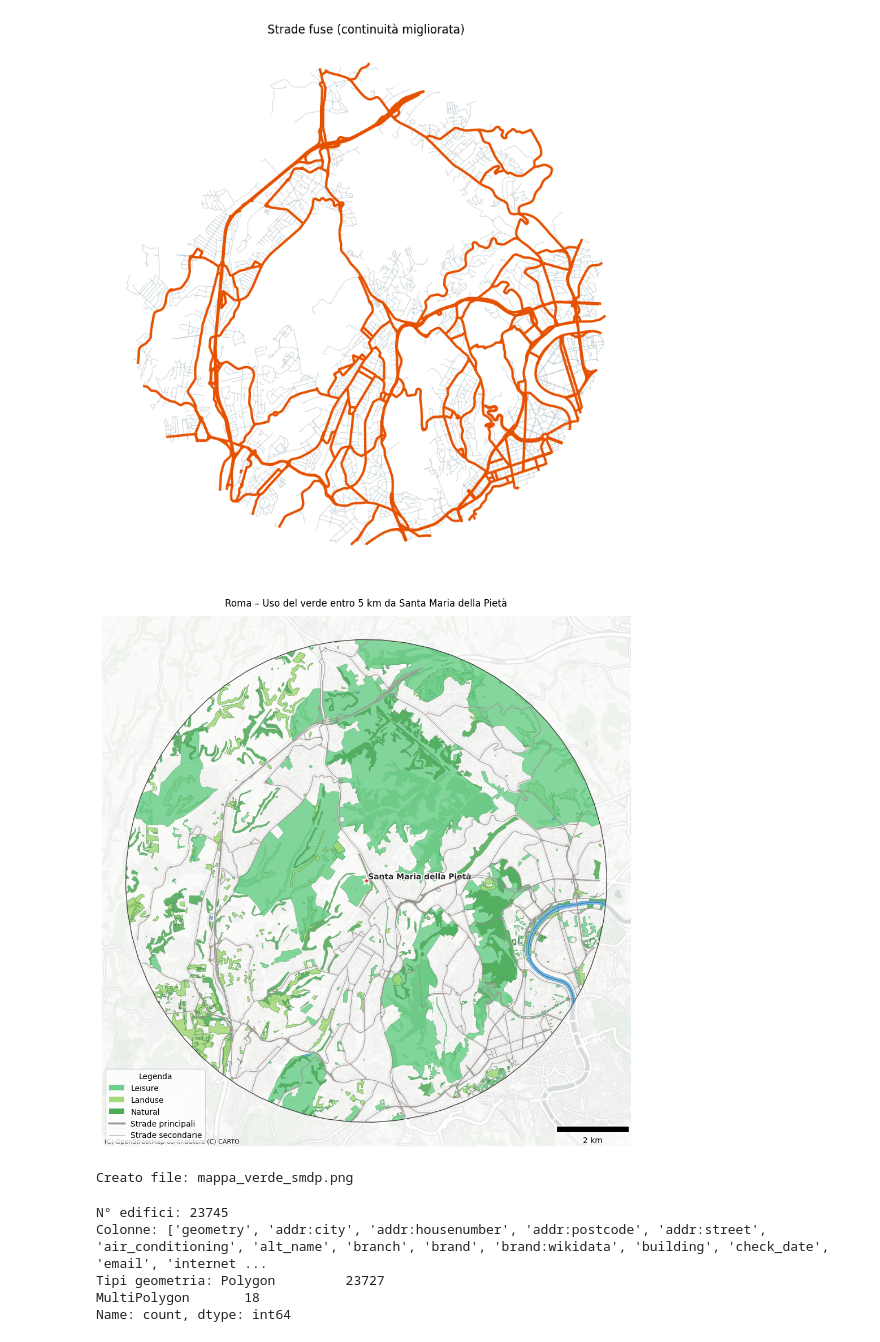
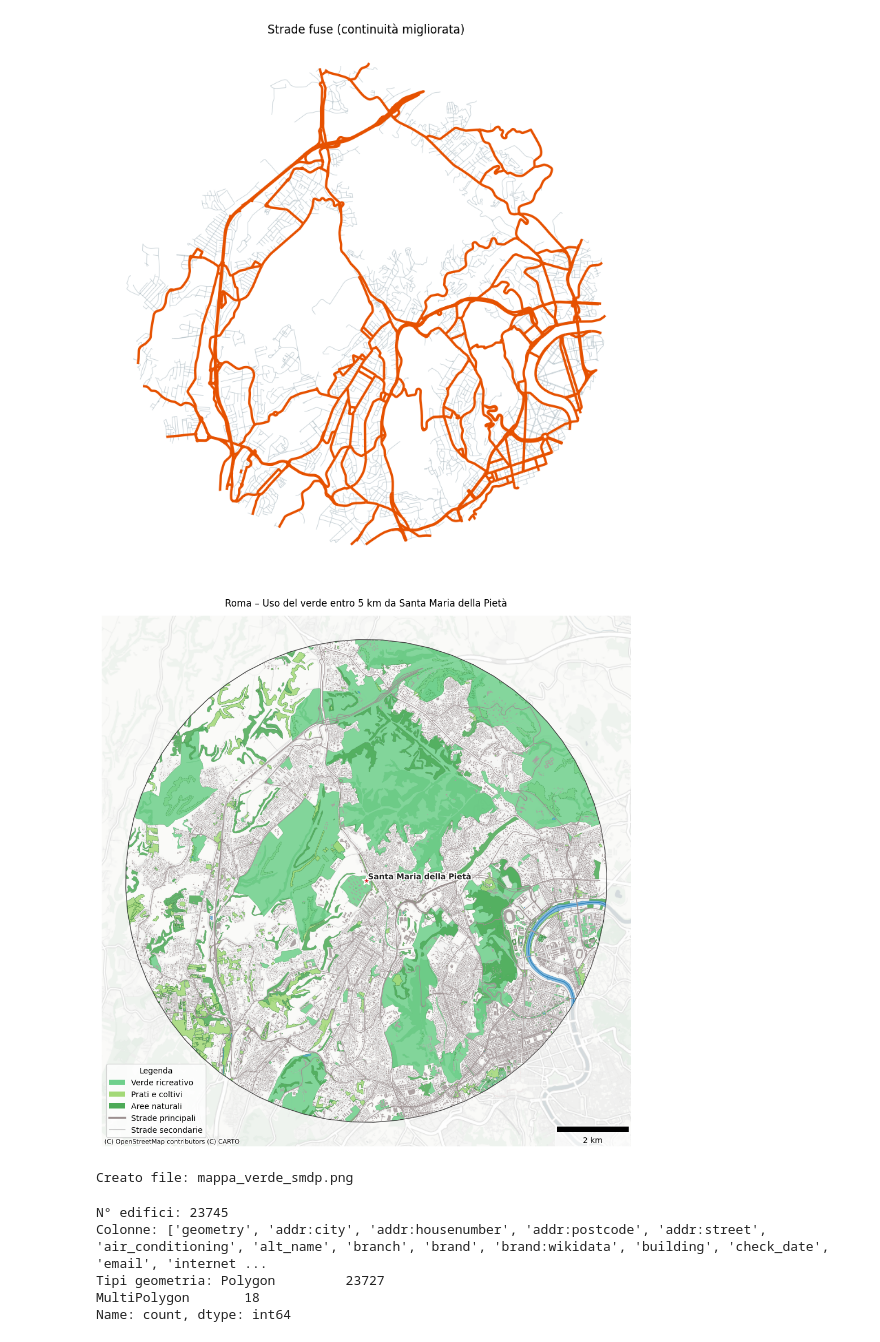
Before and after one commit to CaliShasa/GeneralProjects, a Jupyter notebook: SMDP/smdp.ipynb, the cells around one changed output. Drawn from its saved outputs; the diff is of its cells as text; code cells hidden in the pictures.

Commit message:
VerdeDefinitivoSMDP

```diff
--- a/SMDP/smdp.ipynb
+++ b/SMDP/smdp.ipynb
@@ -228,31 +229,25 @@ plt.show()
 # %% [output]
 [figure]
 # %%
+import pandas as pd
 import matplotlib.patheffects as pe
 from matplotlib.patches import Patch
 from matplotlib.lines import Line2D
 
 fig, ax = plt.subplots(figsize=(10,10))
 
-# --- EDIFICI: grigio chiarissimo sotto tutto ---
-if not buildings3857.empty:
-    buildings3857.plot(
-        ax=ax,
-        color="#922424",   # grigio molto chiaro
-        edgecolor=None,
-        linewidth=0.5,
-        zorder=0
-    )
-
-
 # --- AOI e verde ---
 aoi3857.boundary.plot(ax=ax, color="#444444", linewidth=1.0)
 gdf3857.plot(ax=ax, color=colors, edgecolor="#4F8F59", linewidth=0.3, alpha=0.85)
 
-# --- Basemap (PRIMA delle strade!) ---
+# --- Basemap (PRIMA di tutto, sotto a tutto) ---
 if PARAMS["use_basemap"] and HAS_CTX:
     try:
-        ctx.add_basemap(ax, crs=gdf3857.crs, source=ctx.providers.CartoDB.PositronNoLabels)
+        ctx.add_basemap(
+            ax, crs=gdf3857.crs,
+            source=ctx.providers.CartoDB.PositronNoLabels,
+            zorder=-10
+        )
     except Exception:
         pass
 
@@ -267,28 +262,13 @@ if not water_line3857.empty:
         ax=ax, color=WATER_LINE, linewidth=1.2, alpha=0.9, zorder=7
     )
 
-# --- Marker Santa Maria della Pietà ---
-point_3857 = gpd.GeoDataFrame(geometry=[Point(lon, lat)], crs=4326).to_crs(3857)
-ax.scatter(
-    point_3857.geometry.x,
-    point_3857.geometry.y,
-    s=120, marker='*', color='#d62828', edgecolor='white', linewidth=1.5, zorder=25
-)
-for x, y in zip(point_3857.geometry.x, point_3857.geometry.y):
-    ax.text(
-        x + 50, y + 50, "Santa Maria della Pietà",
-        fontsize=10, fontweight='bold', color='#222222',
-        path_effects=[pe.withStroke(linewidth=3, foreground="white")],
-        zorder=26
-    )
-
 # --- STRADE FUSE: principali e minori ---
 if SHOW_ROADS:
-    COLOR_MAJOR = "#9C9090"  # grigio scuro
-    COLOR_MINOR = "#bbbbbb"  # grigio chiaro
+    COLOR_MAJOR = "#9C9090"
+    COLOR_MINOR = "#bbbbbb"
     if not edges_minor_fused.empty:
         edges_minor_fused.plot(
-            ax=ax, linewidth=0., alpha=0.5,
+            ax=ax, linewidth=0.6, alpha=0.5,
             color=COLOR_MINOR, zorder=30
         )
     if not edges_major_fused.empty:
@@ -302,39 +282,75 @@ if SHOW_LANDUSE_OUTLINES and not landuse3857.empty:
     landuse3857.boundary.plot(
         ax=ax, linewidth=0.6, linestyle="--", alpha=0.4, color="#2e7d32", zorder=8
     )
 if SHOW_LANDUSE_CENTROIDS and not landuse_centroids3857.empty:
     ax.scatter(
         landuse_centroids3857.geometry.x, landuse_centroids3857.geometry.y,
         s=8, marker='o', color="#2e7d32", alpha=0.6, zorder=6
     )
 
-# --- Legenda: verde + strade ---
-handles = [Patch(facecolor=palette[k], edgecolor="none", label=k.capitalize())
+# --- EDIFICI: disegnati sopra ---
+if not buildings3857.empty:
+    buildings3857.plot(
+        ax=ax,
+        color="#aaa0a0",  # o "#e6e6e6"
+        edgecolor=None,
+        linewidth=0.0,
+        alpha=0.95,
+        zorder=50
+    )
+
+# --- Legenda in italiano, spostata in alto ---
+etichetta_italiana = {
+    "leisure":  "Verde ricreativo",
+    "landuse":  "Prati e coltivi",
+    "natural":  "Aree naturali"
+}
+
+handles = [Patch(facecolor=palette[k], edgecolor="none", label=etichetta_italiana[k])
            for k in ["leisure", "landuse", "natural"]]
-# Aggiunta legenda strade
+
 road_legend = [
     Line2D([0], [0], color=COLOR_MAJOR, lw=2.5, label="Strade principali"),
     Line2D([0], [0], color=COLOR_MINOR, lw=0.8, label="Strade secondarie")
 ]
 handles += road_legend
-ax.legend(handles=handles, loc="lower left", title="Legenda")
+ax.legend(
+    handles=handles,
+    loc="lower left",
+    bbox_to_anchor=(0.001, 0.01),
+    title="Legenda"
+)
 
-# --- Titolo, scalebar e freccia nord ---
+# --- Titolo, scalebar ---
 ax.set_axis_off()
 ax.set_title("Roma – Uso del verde entro 5 km da Santa Maria della Pietà", pad=12)
 
 import matplotlib_scalebar.scalebar as sb
 scalebar = sb.ScaleBar(1, units="m", dimension="si-length", location="lower right", box_alpha=0.6)
 ax.add_artist(scalebar)
 
+# --- Marker Santa Maria della Pietà (ULTIMO, sopra tutto) ---
+point_3857 = gpd.GeoDataFrame(geometry=[Point(lon, lat)], crs=4326).to_crs(3857)
+ax.scatter(
+    point_3857.geometry.x,
+    point_3857.geometry.y,
+    s=120, marker='*', color='#d62828', edgecolor='white', linewidth=1.5, zorder=100
+)
+for x, y in zip(point_3857.geometry.x, point_3857.geometry.y):
+    ax.text(
+        x + 50, y + 50, "Santa Maria della Pietà",
+        fontsize=10, fontweight='bold', color='#222222',
+        path_effects=[pe.withStroke(linewidth=3, foreground="white")],
+        zorder=101
+    )
 
 plt.tight_layout()
 plt.savefig("mappa_verde_smdp.png", dpi=200, bbox_inches="tight")
 plt.show()
 
 print("Creato file: mappa_verde_smdp.png")
 # %% [output]
-[figure, old version]
+[figure, new version]
 Creato file: mappa_verde_smdp.png
 # %%
 print(f"N° edifici: {len(buildings3857)}")
```
Also changed, not shown: parts of 1 cell of this notebook.
